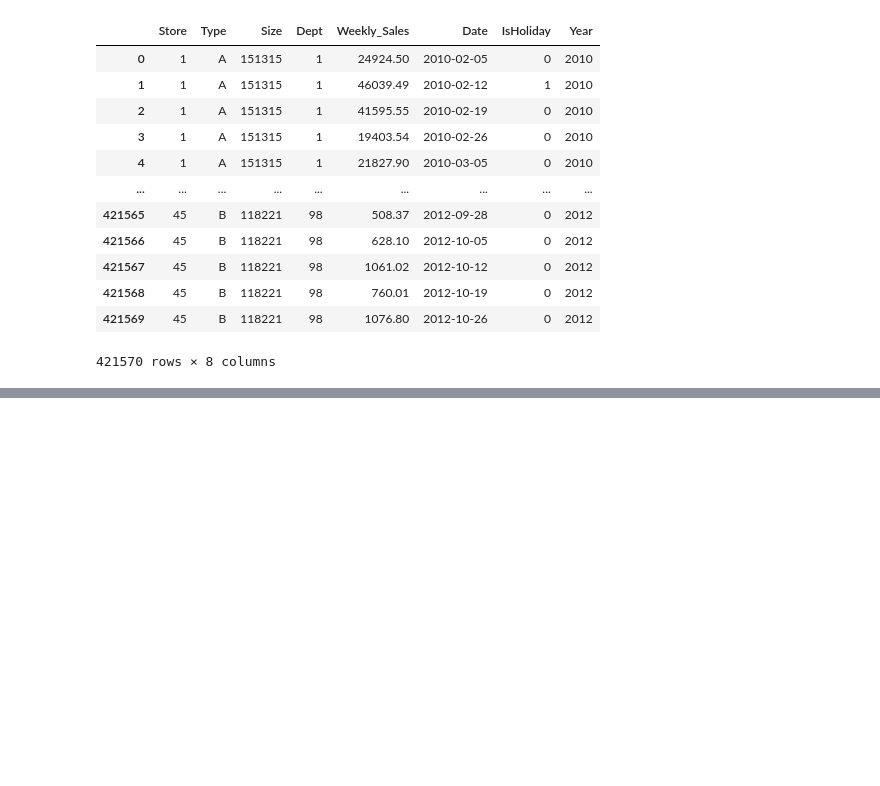
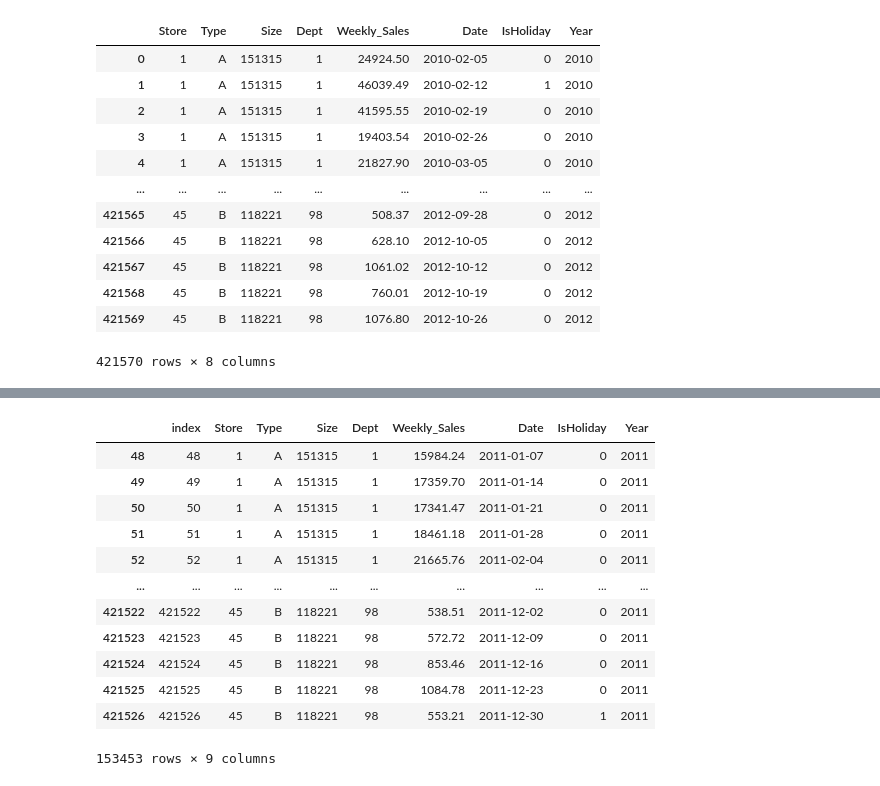
Before and after one commit to Rommelsito/Vehicle_analysis, a Jupyter notebook: all_feature/sales_store.ipynb, the cells around one changed output, grey strips where cells are left out. Saved outputs shown, nothing was run; the diff lists cells and outputs as text; code cells hidden in the pictures; blank space fills up the shorter version.

```diff
--- a/all_feature/sales_store.ipynb
+++ b/all_feature/sales_store.ipynb
@@ -123,0 +150,17 @@ df_1
+# %%
+df_2_2011 = df_2[df_2['Year'] == 2011]
+df_2_2011
+# %% [output]
+|  | index | Store | Type | Size | Dept | Weekly_Sales | Date | IsHoliday | Year |
+| 48 | 48 | 1 | A | 151315 | 1 | 15984.24 | 2011-01-07 | 0 | 2011 |
+| 49 | 49 | 1 | A | 151315 | 1 | 17359.70 | 2011-01-14 | 0 | 2011 |
+| 50 | 50 | 1 | A | 151315 | 1 | 17341.47 | 2011-01-21 | 0 | 2011 |
+| 51 | 51 | 1 | A | 151315 | 1 | 18461.18 | 2011-01-28 | 0 | 2011 |
+| 52 | 52 | 1 | A | 151315 | 1 | 21665.76 | 2011-02-04 | 0 | 2011 |
+| ... | ... | ... | ... | ... | ... | ... | ... | ... | ... |
+| 421522 | 421522 | 45 | B | 118221 | 98 | 538.51 | 2011-12-02 | 0 | 2011 |
+| 421523 | 421523 | 45 | B | 118221 | 98 | 572.72 | 2011-12-09 | 0 | 2011 |
+| 421524 | 421524 | 45 | B | 118221 | 98 | 853.46 | 2011-12-16 | 0 | 2011 |
+| 421525 | 421525 | 45 | B | 118221 | 98 | 1084.78 | 2011-12-23 | 0 | 2011 |
+| 421526 | 421526 | 45 | B | 118221 | 98 | 553.21 | 2011-12-30 | 1 | 2011 |
+153453 rows × 9 columns
```
Also changed, not shown: parts of 8 cells of this notebook, 3 other files.
